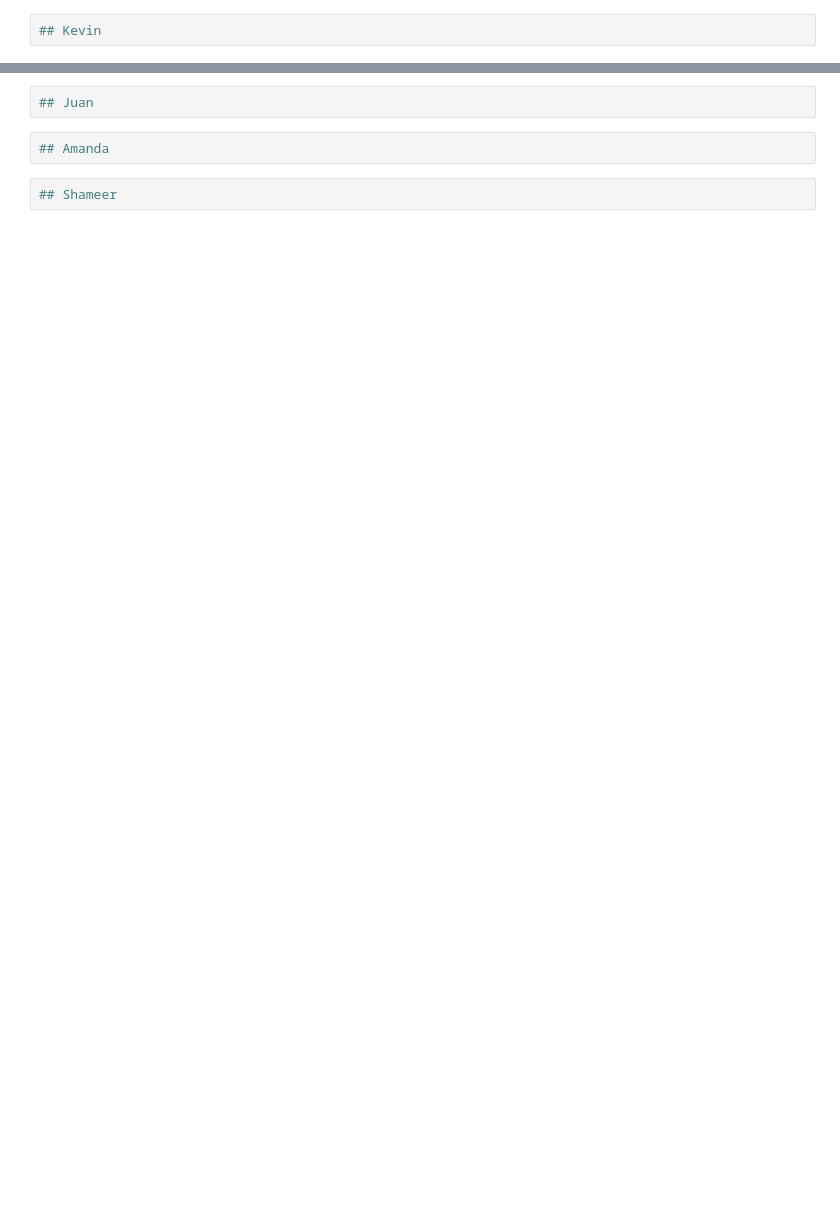
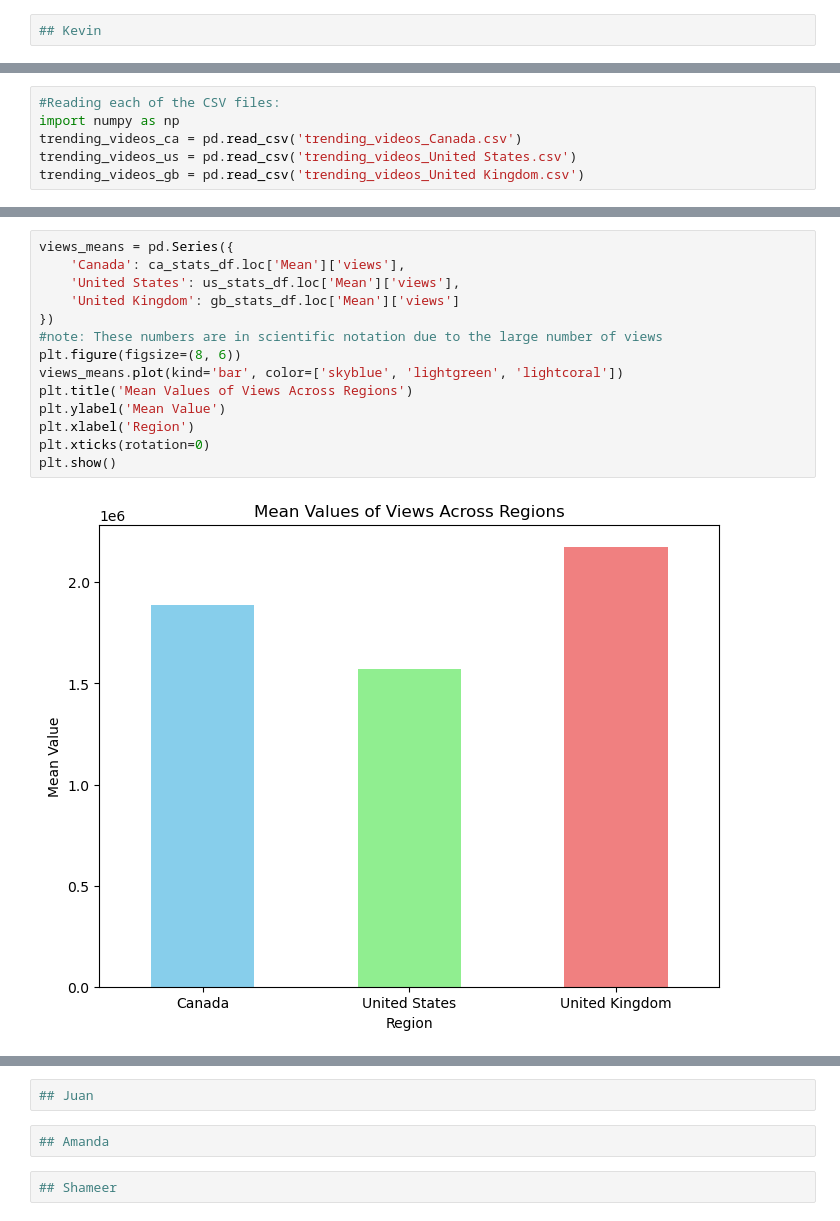
Before and after one commit to sophiagemanuel/Youtube_project, a Jupyter notebook: YouTube_Trending_ver_8.ipynb, the cells around one changed output, grey strips where cells are left out. Saved outputs shown, nothing was run; the diff lists cells and outputs as text; blank space fills up the shorter version.

```diff
--- a/YouTube_Trending_ver_8.ipynb
+++ b/YouTube_Trending_ver_8.ipynb
@@ -159,0 +148,6 @@ dtype: int64
+# %%
+#Reading each of the CSV files:
+import numpy as np
+trending_videos_ca = pd.read_csv('trending_videos_Canada.csv')
+trending_videos_us = pd.read_csv('trending_videos_United States.csv')
+trending_videos_gb = pd.read_csv('trending_videos_United Kingdom.csv')
@@ -222,0 +314,16 @@ Std. Error: 1100.9709988545633
+# %%
+views_means = pd.Series({
+    'Canada': ca_stats_df.loc['Mean']['views'],
+    'United States': us_stats_df.loc['Mean']['views'],
+    'United Kingdom': gb_stats_df.loc['Mean']['views']
+})
+#note: These numbers are in scientific notation due to the large number of views
+plt.figure(figsize=(8, 6))
+views_means.plot(kind='bar', color=['skyblue', 'lightgreen', 'lightcoral'])
+plt.title('Mean Values of Views Across Regions')
+plt.ylabel('Mean Value')
+plt.xlabel('Region')
+plt.xticks(rotation=0)
+plt.show()
+# %% [output]
+[figure, added]
```
Also changed, not shown: parts of 10 cells of this notebook, 4 other files.
